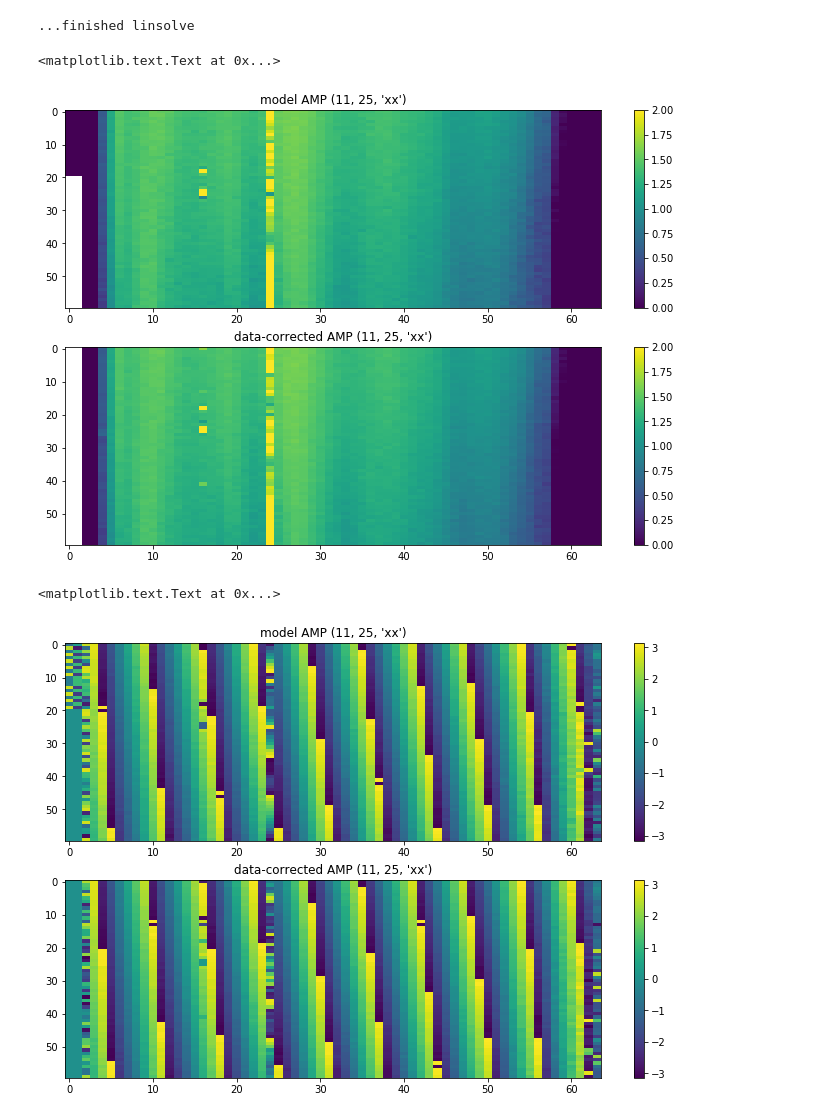
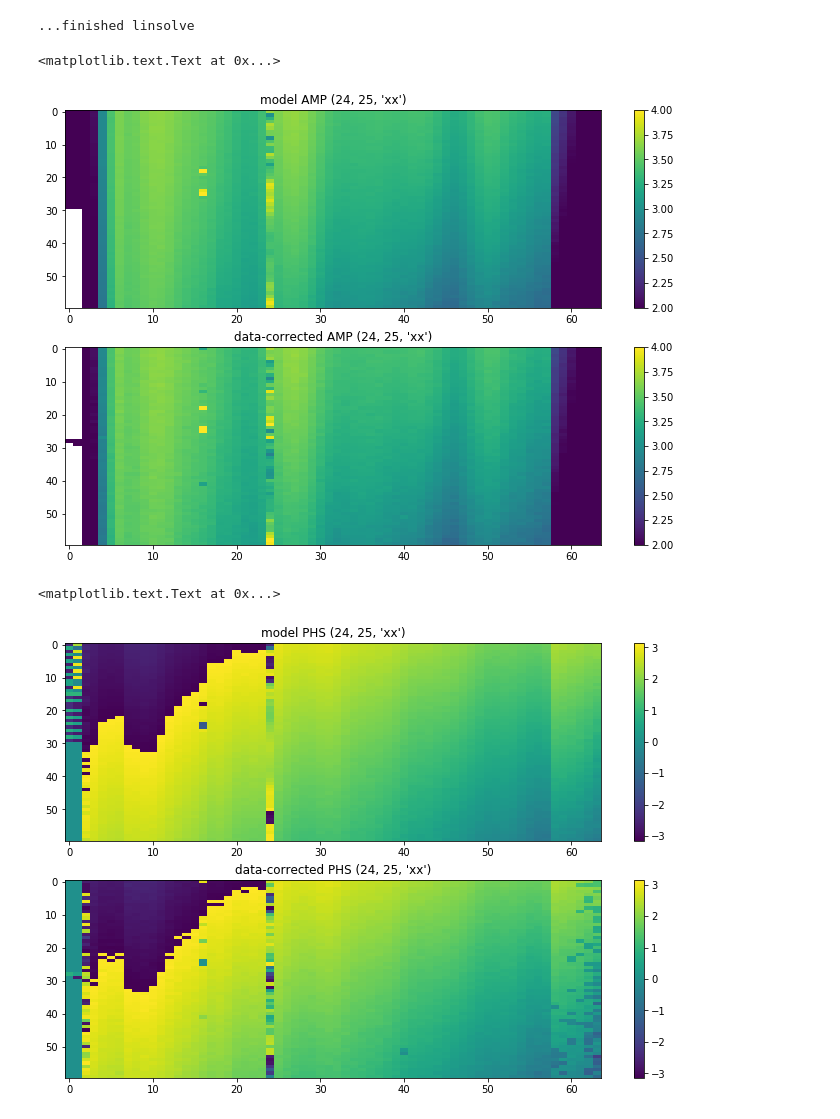
Before and after one commit to HERA-Team/hera_cal, a Jupyter notebook: scripts/notebooks/running_abscal.ipynb, the cells around one changed output. Cells and saved outputs as stored; diff of their text form; code cells hidden in the pictures.

```diff
--- a/scripts/notebooks/running_abscal.ipynb
+++ b/scripts/notebooks/running_abscal.ipynb
@@ -333,11 +333,13 @@ This is essentially identical to our procedure before, but this time we start wi
 # specify model file and load into UVData, load into dictionary
 model_fname1 = os.path.join(DATA_PATH, "zen.2458042.12552.xx.HH.uvXA")
 model_fname2 = os.path.join(DATA_PATH, "zen.2458042.13298.xx.HH.uvXA")
-model, mflags, antpos, ants, model_freqs, model_times = hc.abscal.UVData2AbsCalDict([model_fname1, model_fname2], return_meta=True)
+(model, mflags, antpos, ants, model_freqs, model_times,
+ model_pols) = hc.abscal.UVData2AbsCalDict([model_fname1, model_fname2], return_meta=True)
 
 # specify data file and load into UVData, load into dictionary
 data_fname = os.path.join(DATA_PATH, "zen.2458043.12552.xx.HH.uvA")
-data, dflags, antpos, ants, data_freqs, data_times = hc.abscal.UVData2AbsCalDict(data_fname, return_meta=True)
+(data, dflags, antpos, ants, data_freqs, data_times,
+ data_pols) = hc.abscal.UVData2AbsCalDict(data_fname, return_meta=True)
 
 # make wgts
 wgts = copy.deepcopy(dflags)
@@ -345,6 +347,5 @@ for k in wgts.keys():
     wgts[k] = (~wgts[k]).astype(np.float)
 
 antloc = np.array(map(lambda k: antpos[k], ants))
-bls = odict([(x, antpos[x[1]] - antpos[x[0]]) for x in model.keys()])
 # %%
 model, interp_flags = hc.abscal.interp2d_vis(model, model_times, model_freqs, data_times, data_freqs)
@@ -412,6 +416,3 @@ ax.set_ylim(-0.2, 0.2)
 # %%
-# construct gains
-delay_gains = odict(zip(AC.ants, AC.ant_dly_gain))
-
 # apply to data
-delay_corr_data = hc.abscal.apply_gains(AC.data, delay_gains)
+delay_corr_data = hc.abscal.apply_gains(AC.data, (AC.ant_dly_gain, AC.ant_dly_phi_gain))
@@ -418,6 +436,6 @@ delay_corr_data = hc.abscal.apply_gains(AC.data, delay_gains)
 # %%
 # instantiate class
-DAC = hc.abscal.AbsCal(model, delay_corr_data, antpos=antpos, wgts=wgts, freqs=data_freqs)
+DAC = hc.abscal.AbsCal(AC.model, delay_corr_data, antpos=antpos, wgts=wgts, freqs=data_freqs)
 # %%
 # run amp logcal
 DAC.amp_logcal()
@@ -437,42 +456,39 @@ divide by zero encountered in divide
 invalid value encountered in divide
 ...finished linsolve
 # %%
-# form gains
-abs_gains = odict(zip(DAC.ants, DAC.ant_eta_gain * DAC.ant_phi_gain))
-
 # apply to data
-abs_corr_data = hc.abscal.apply_gains(DAC.data, abs_gains)
+abs_corr_data = hc.abscal.apply_gains(DAC.data, (DAC.ant_eta_gain, DAC.ant_phi_gain))
 # %%
 # plot model and data-corrected amplitude
-bl = (11, 25, 'xx')
+bl = (24, 25, 'xx')
 fig, axes = plt.subplots(2, 1, figsize=(12, 8))
 
 plt.sca(axes[0])
-uvt.plot.waterfall(model[bl], mode='log', mx=2, drng=2)
+uvt.plot.waterfall(DAC.model[bl], mode='log', mx=4, drng=2)
 plt.colorbar()
 plt.title('model AMP {}'.format(bl))
 
 plt.sca(axes[1])
-uvt.plot.waterfall(abs_corr_data[bl], mode='log', mx=2, drng=2)
+uvt.plot.waterfall(abs_corr_data[bl], mode='log', mx=4, drng=2)
 plt.colorbar()
 plt.title('data-corrected AMP {}'.format(bl))
 # %% [output]
 <matplotlib.text.Text at 0x...>
-[figure, old version]
+[figure, new version]
 # %%
 # plot model and data-corrected phase
-bl = (11, 25, 'xx')
+bl = (24, 25, 'xx')
 fig, axes = plt.subplots(2, 1, figsize=(12, 8))
 
 plt.sca(axes[0])
-uvt.plot.waterfall(model[bl], mode='phs', mx=np.pi, drng=2*np.pi)
+uvt.plot.waterfall(DAC.model[bl], mode='phs', mx=np.pi, drng=2*np.pi)
 plt.colorbar()
-plt.title('model AMP {}'.format(bl))
+plt.title('model PHS {}'.format(bl))
 
 plt.sca(axes[1])
 uvt.plot.waterfall(abs_corr_data[bl], mode='phs', mx=np.pi, drng=2*np.pi)
 plt.colorbar()
-plt.title('data-corrected AMP {}'.format(bl))
+plt.title('data-corrected PHS {}'.format(bl))
 # %% [output]
 <matplotlib.text.Text at 0x...>
-[figure, old version]
+[figure, new version]
```
Also changed, not shown: parts of 28 cells of this notebook, 16 other files.
